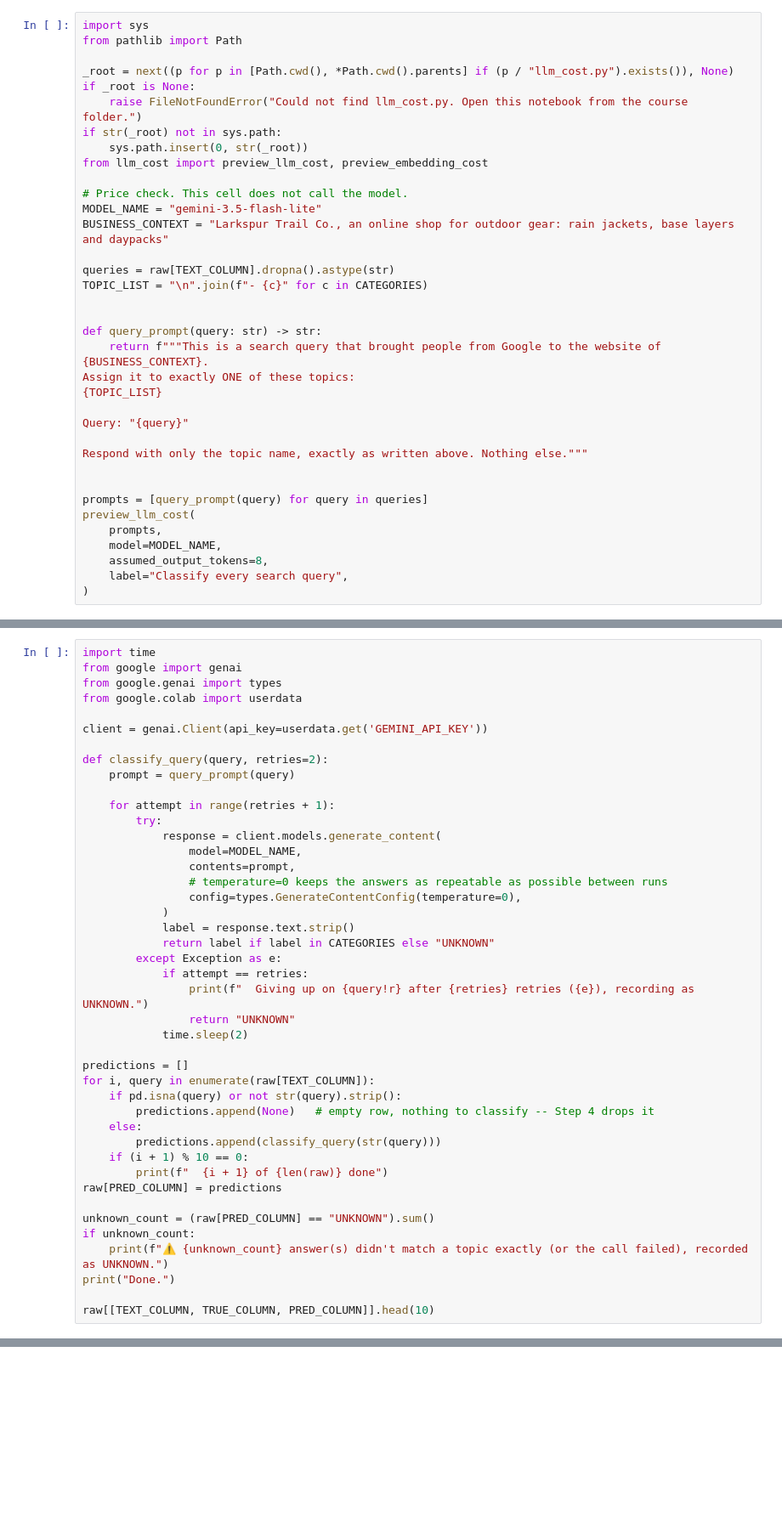
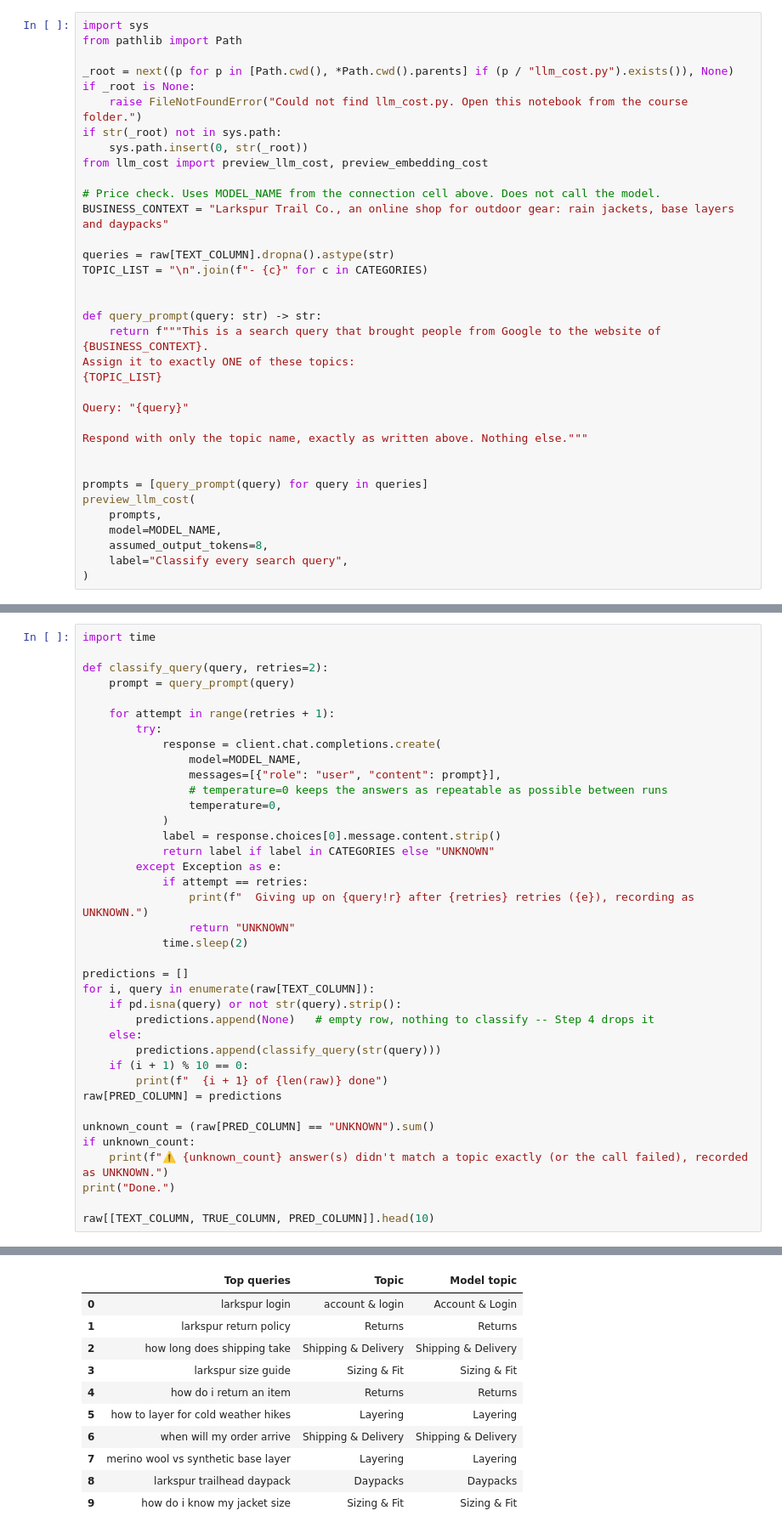
Before and after one commit to anthony-tsui/ai4tm, a Jupyter notebook: week_3/office_hours_load_csv_and_evaluate.ipynb, the cells around one changed output, grey strips where cells are left out. Shown at 85% size. Drawn from its saved outputs; the diff is of its cells as text; blank space fills up the shorter version.

```diff
--- a/week_3/office_hours_load_csv_and_evaluate.ipynb
+++ b/week_3/office_hours_load_csv_and_evaluate.ipynb
@@ -267,8 +313,7 @@ if str(_root) not in sys.path:
     sys.path.insert(0, str(_root))
 from llm_cost import preview_llm_cost, preview_embedding_cost
 
-# Price check. This cell does not call the model.
-MODEL_NAME = "gemini-3.5-flash-lite"
+# Price check. Uses MODEL_NAME from the connection cell above. Does not call the model.
 BUSINESS_CONTEXT = "Larkspur Trail Co., an online shop for outdoor gear: rain jackets, base layers and daypacks"
 
 queries = raw[TEXT_COLUMN].dropna().astype(str)
@@ -295,23 +349,18 @@ preview_llm_cost(
 # %%
 import time
-from google import genai
-from google.genai import types
-from google.colab import userdata
-
-client = genai.Client(api_key=userdata.get('GEMINI_API_KEY'))
 
 def classify_query(query, retries=2):
     prompt = query_prompt(query)
 
     for attempt in range(retries + 1):
         try:
-            response = client.models.generate_content(
+            response = client.chat.completions.create(
                 model=MODEL_NAME,
-                contents=prompt,
+                messages=[{"role": "user", "content": prompt}],
                 # temperature=0 keeps the answers as repeatable as possible between runs
-                config=types.GenerateContentConfig(temperature=0),
+                temperature=0,
             )
-            label = response.text.strip()
+            label = response.choices[0].message.content.strip()
             return label if label in CATEGORIES else "UNKNOWN"
         except Exception as e:
             if attempt == retries:
@@ -335,3 +384,4 @@ if unknown_count:
 print("Done.")
 
 raw[[TEXT_COLUMN, TRUE_COLUMN, PRED_COLUMN]].head(10)
+# %% [output]
@@ -338,3 +392,14 @@ raw[[TEXT_COLUMN, TRUE_COLUMN, PRED_COLUMN]].head(10)
+|  | Top queries | Topic | Model topic |
+| 0 | larkspur login | account & login | Account & Login |
+| 1 | larkspur return policy | Returns | Returns |
+| 2 | how long does shipping take | Shipping & Delivery | Shipping & Delivery |
+| 3 | larkspur size guide | Sizing & Fit | Sizing & Fit |
+| 4 | how do i return an item | Returns | Returns |
+| 5 | how to layer for cold weather hikes | Layering | Layering |
+| 6 | when will my order arrive | Shipping & Delivery | Shipping & Delivery |
+| 7 | merino wool vs synthetic base layer | Layering | Layering |
+| 8 | larkspur trailhead daypack | Daypacks | Daypacks |
+| 9 | how do i know my jacket size | Sizing & Fit | Sizing & Fit |
 # %% [markdown]
 ## Step 4: clean the labels
 
```
Also changed, not shown: parts of 18 cells of this notebook, 1 other file.
